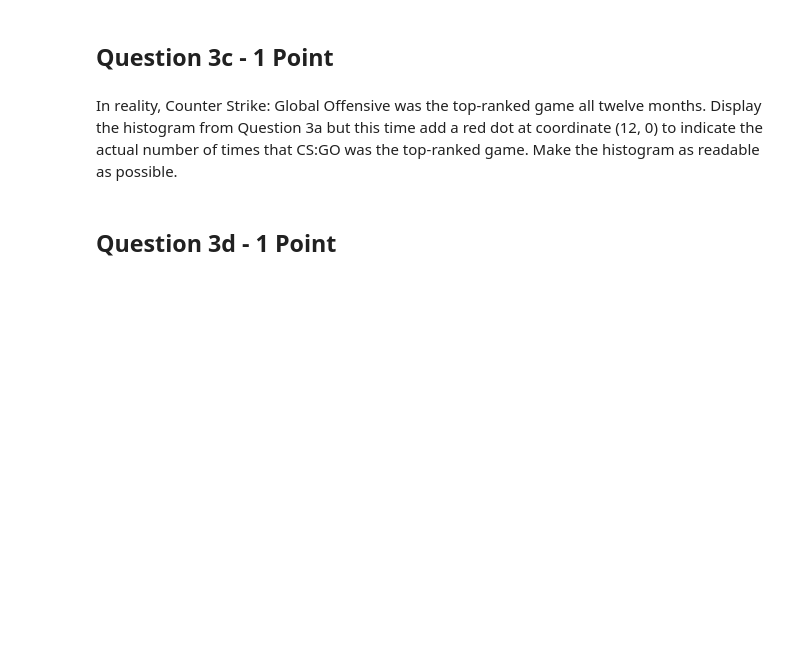
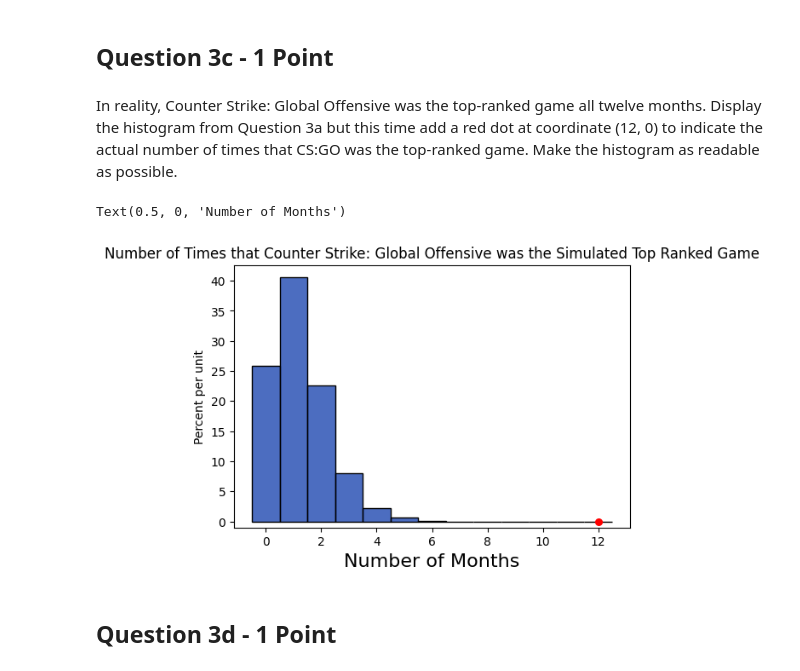
Before and after one commit to DanieHuelva/Data-Sci-HW, a Jupyter notebook: hw6.ipynb, the cells around one changed output. Cells and saved outputs as stored; diff of their text form; code cells hidden in the pictures; blank space fills up the shorter version.

```diff
--- a/hw6.ipynb
+++ b/hw6.ipynb
@@ -134,3 +136,12 @@ the histogram as readable as possible.
+# %%
+cs.hist("Count", bins=np.arange(-0.5,13,1))
+plots.scatter(12, 0, color='red', s=30);
+plots.ylim(-.01)
+plots.title("Number of Times that Counter Strike: Global Offensive was the Simulated Top Ranked Game")
+plots.xlabel("Number of Months")
+# %% [output]
+Text(0.5, 0, 'Number of Months')
+[figure, added]
 # %% [markdown]
 ## Question 3d - 1 Point
 # %% [markdown]
```
Also changed, not shown: parts of 4 cells of this notebook.
